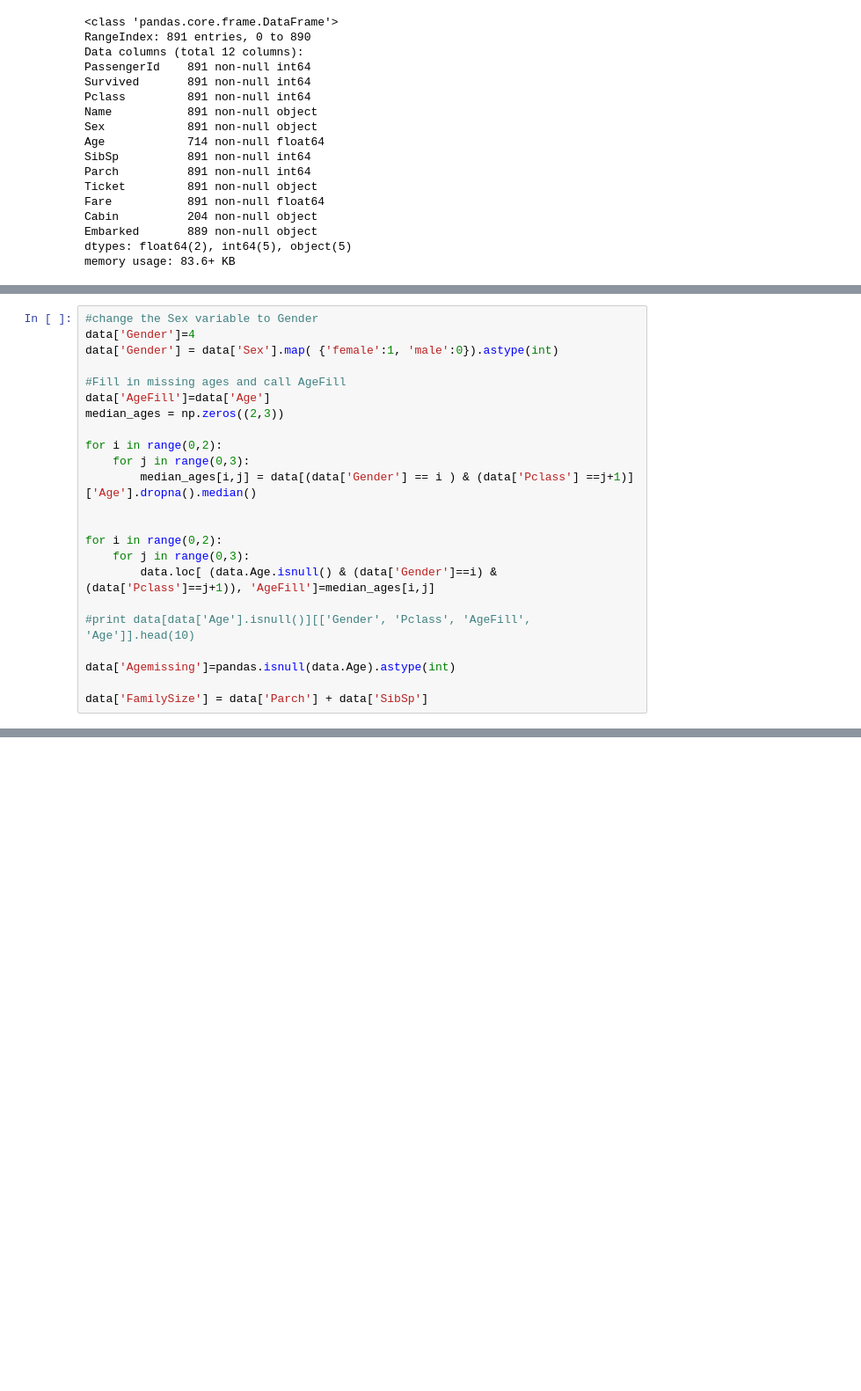
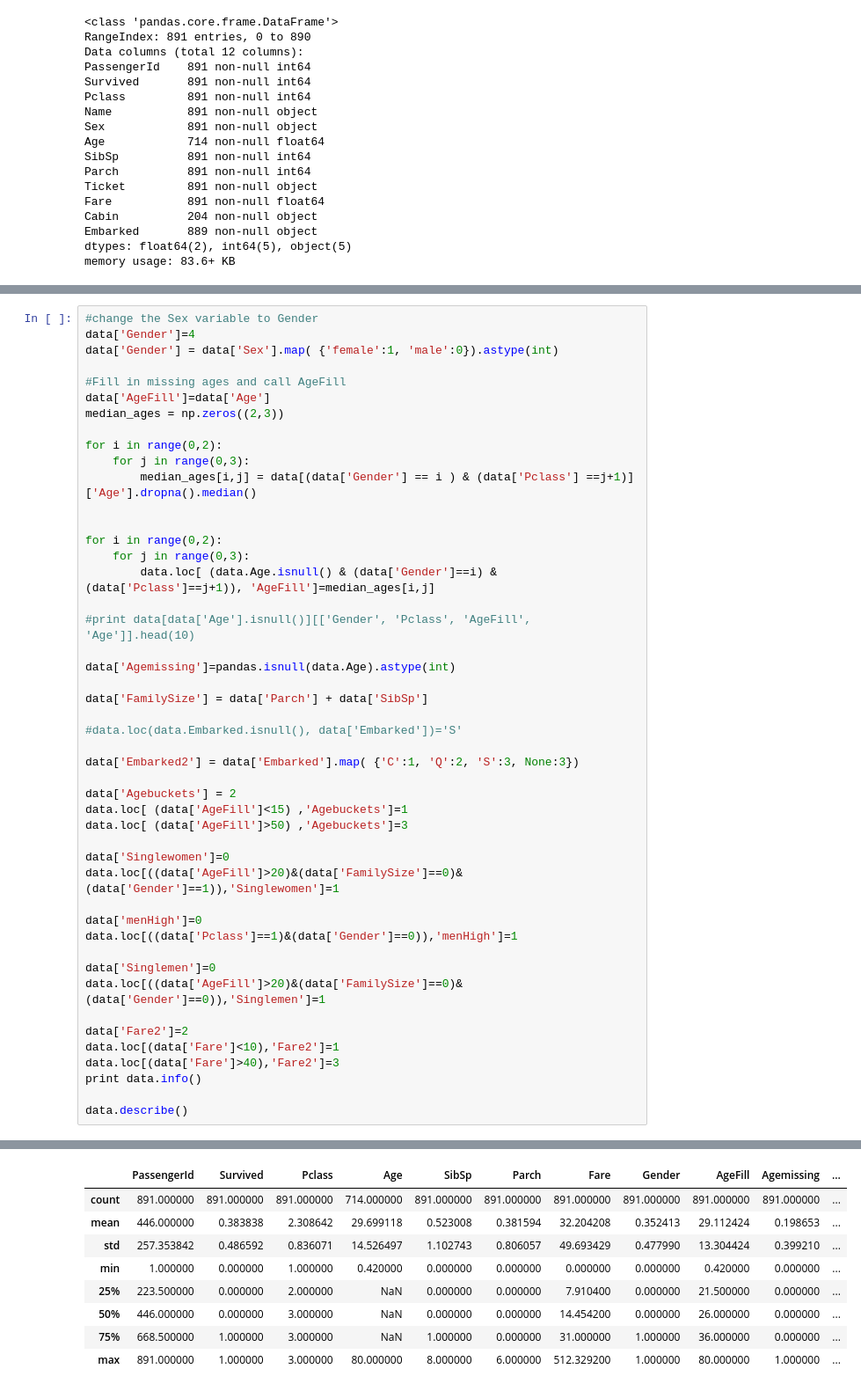
Before and after one commit to dkarm/KaggleTitanic, a Jupyter notebook: Titanic.ipynb, the cells around one changed output, grey strips where cells are left out. Shown at 88% size. Drawn from its saved outputs; the diff is of its cells as text; blank space fills up the shorter version.

```diff
--- a/Titanic.ipynb
+++ b/Titanic.ipynb
@@ -101,3 +105,28 @@ for i in range(0,2):
 data['Agemissing']=pandas.isnull(data.Age).astype(int)
 
 data['FamilySize'] = data['Parch'] + data['SibSp']
+
+#data.loc(data.Embarked.isnull(), data['Embarked'])='S'
+
+data['Embarked2'] = data['Embarked'].map( {'C':1, 'Q':2, 'S':3, None:3})
+
+data['Agebuckets'] = 2
+data.loc[ (data['AgeFill']<15) ,'Agebuckets']=1
+data.loc[ (data['AgeFill']>50) ,'Agebuckets']=3
+
+data['Singlewomen']=0
+data.loc[((data['AgeFill']>20)&(data['FamilySize']==0)&(data['Gender']==1)),'Singlewomen']=1
+
+data['menHigh']=0
+data.loc[((data['Pclass']==1)&(data['Gender']==0)),'menHigh']=1
+
+data['Singlemen']=0
+data.loc[((data['AgeFill']>20)&(data['FamilySize']==0)&(data['Gender']==0)),'Singlemen']=1
+
+data['Fare2']=2
+data.loc[(data['Fare']<10),'Fare2']=1
+data.loc[(data['Fare']>40),'Fare2']=3
+print data.info()
+
+data.describe()
+# %% [output]
@@ -103,0 +150,9 @@ data['FamilySize'] = data['Parch'] + data['SibSp']
+|  | PassengerId | Survived | Pclass | Age | SibSp | Parch | Fare | Gender | AgeFill | Agemissing | ... |
+| count | 891.000000 | 891.000000 | 891.000000 | 714.000000 | 891.000000 | 891.000000 | 891.000000 | 891.000000 | 891.000000 | 891.000000 | ... |
+| mean | 446.000000 | 0.383838 | 2.308642 | 29.699118 | 0.523008 | 0.381594 | 32.204208 | 0.352413 | 29.112424 | 0.198653 | ... |
+| std | 257.353842 | 0.486592 | 0.836071 | 14.526497 | 1.102743 | 0.806057 | 49.693429 | 0.477990 | 13.304424 | 0.399210 | ... |
+| min | 1.000000 | 0.000000 | 1.000000 | 0.420000 | 0.000000 | 0.000000 | 0.000000 | 0.000000 | 0.420000 | 0.000000 | ... |
+| 25% | 223.500000 | 0.000000 | 2.000000 | NaN | 0.000000 | 0.000000 | 7.910400 | 0.000000 | 21.500000 | 0.000000 | ... |
+| 50% | 446.000000 | 0.000000 | 3.000000 | NaN | 0.000000 | 0.000000 | 14.454200 | 0.000000 | 26.000000 | 0.000000 | ... |
+| 75% | 668.500000 | 1.000000 | 3.000000 | NaN | 1.000000 | 0.000000 | 31.000000 | 1.000000 | 36.000000 | 0.000000 | ... |
+| max | 891.000000 | 1.000000 | 3.000000 | 80.000000 | 8.000000 | 6.000000 | 512.329200 | 1.000000 | 80.000000 | 1.000000 | ... |
```
Also changed, not shown: parts of 22 cells of this notebook.
